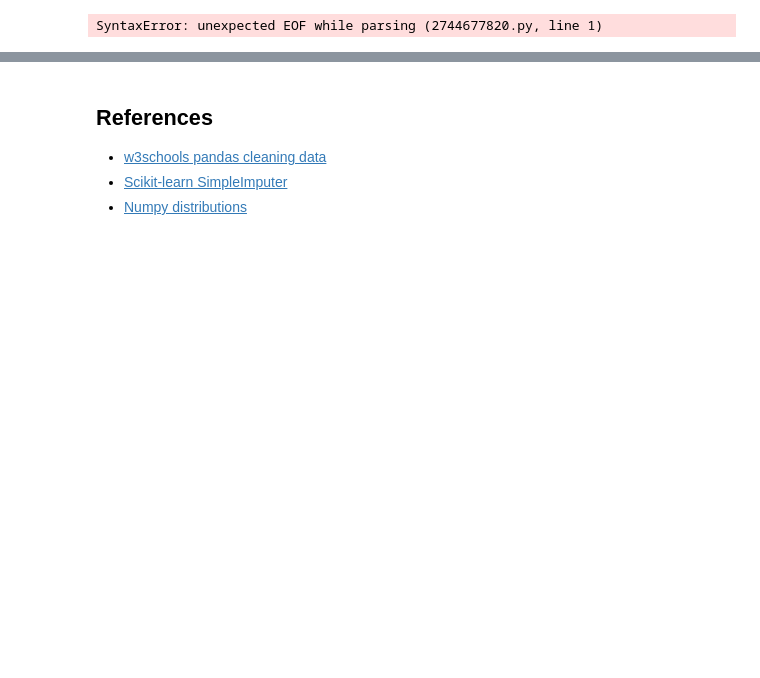
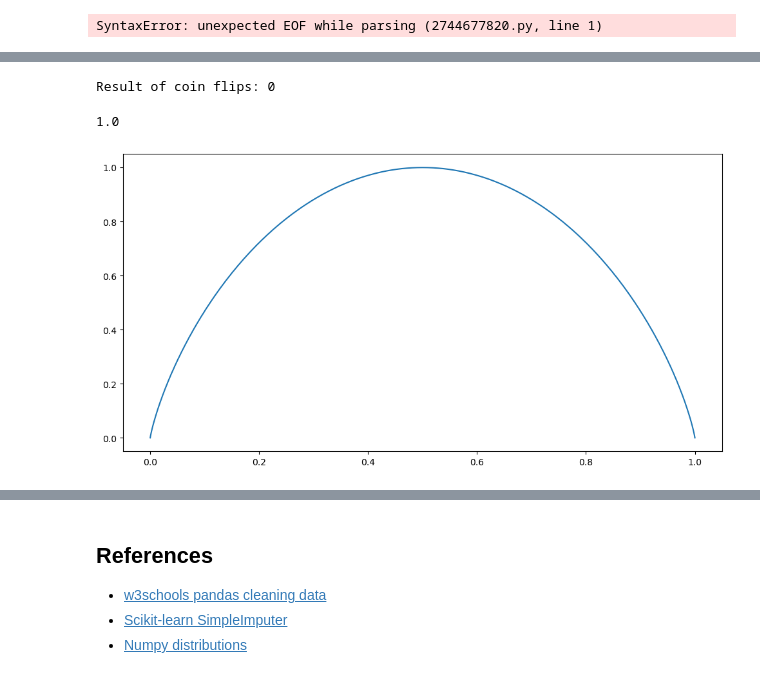
Before and after one commit to Sarahlouhast/FDA_Project, a Jupyter notebook: tasks.ipynb, the cells around one changed output, grey strips where cells are left out. Drawn from its saved outputs; the diff is of its cells as text; code cells hidden in the pictures; blank space fills up the shorter version.

```diff
--- a/tasks.ipynb
+++ b/tasks.ipynb
@@ -195,0 +200,33 @@ SyntaxError: unexpected EOF while parsing (2744677820.py, line 1)
+# %%
+import pandas as pd
+import numpy as np
+import matplotlib.pyplot as plt
+import seaborn as sns
+
+# Flipping two coins.
+flip_two_coins = np.random.binomial(2, 0.5)
+
+# Print the result
+print("Result of coin flips:", flip_two_coins)
+# %% [output]
+Result of coin flips: 0
+# %%
+# Entropy as above.
+def H(p):
+  return -(1 - p) * np.log2(1.0 - p) - p * np.log2(p)
+# %%
+# Entropy of 0.5.
+H(0.5)
+# %% [output]
+1.0
+# %%
+# Create an empty plot.
+fig, ax = plt.subplots(figsize=(12,6))
+
+# p is a probability.
+p = np.linspace(0.00000001, 0.99999999, 10001)
+
+# Plot H(p).
+ax.plot(p, H(p));
+# %% [output]
+[figure, added]
```
Also changed, not shown: parts of 3 cells of this notebook, 2 other files.
